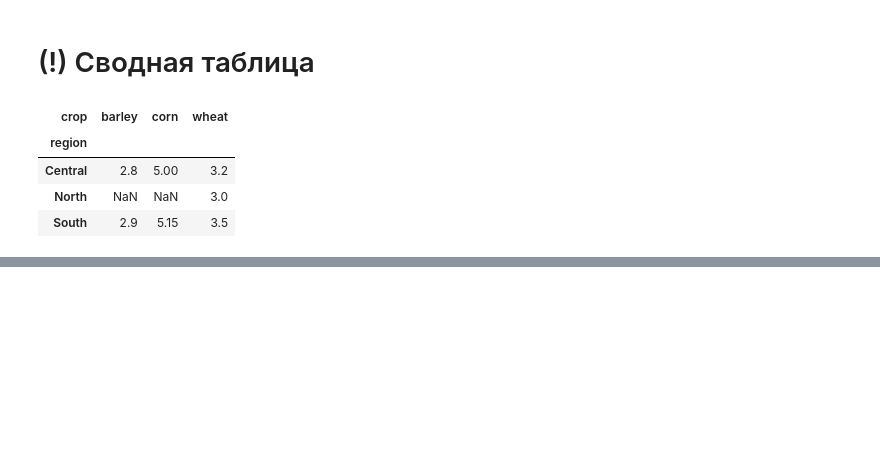
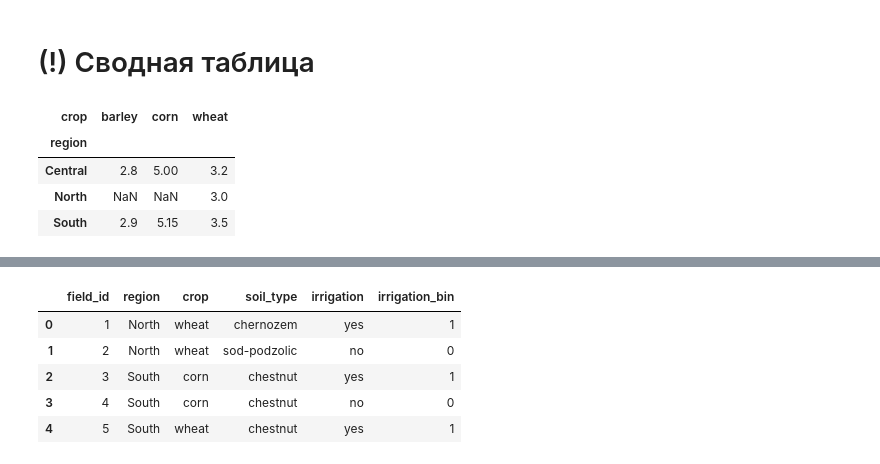
Before and after one commit to pygradsky/AI_Basics, a Jupyter notebook: ML/data_analysis.ipynb, the cells around one changed output, grey strips where cells are left out. Saved outputs shown, nothing was run; the diff lists cells and outputs as text; code cells hidden in the pictures; blank space fills up the shorter version.

```diff
--- a/ML/data_analysis.ipynb
+++ b/ML/data_analysis.ipynb
@@ -280,0 +337,10 @@ pivot
+# %%
+data_cat = {
+"field_id": [1, 2, 3, 4, 5],
+"region": ["North", "North", "South", "South", "South"],
+"crop": ["wheat", "wheat", "corn", "corn", "wheat"],
+"soil_type": ["chernozem", "sod-podzolic", "chestnut", "chestnut", "chestnut"],
+"irrigation": ["yes", "no", "yes", "no", "yes"],
+}
+df_cat = pd.DataFrame(data_cat)
+df_cat
@@ -280,0 +354,10 @@ pivot
+# %%
+df_cat['irrigation_bin'] = df_cat['irrigation'].map({'yes': 1, 'no': 0})
+df_cat
+# %% [output]
+|  | field_id | region | crop | soil_type | irrigation | irrigation_bin |
+| 0 | 1 | North | wheat | chernozem | yes | 1 |
+| 1 | 2 | North | wheat | sod-podzolic | no | 0 |
+| 2 | 3 | South | corn | chestnut | yes | 1 |
+| 3 | 4 | South | corn | chestnut | no | 0 |
+| 4 | 5 | South | wheat | chestnut | yes | 1 |
```
Also changed, not shown: parts of 15 cells of this notebook.
